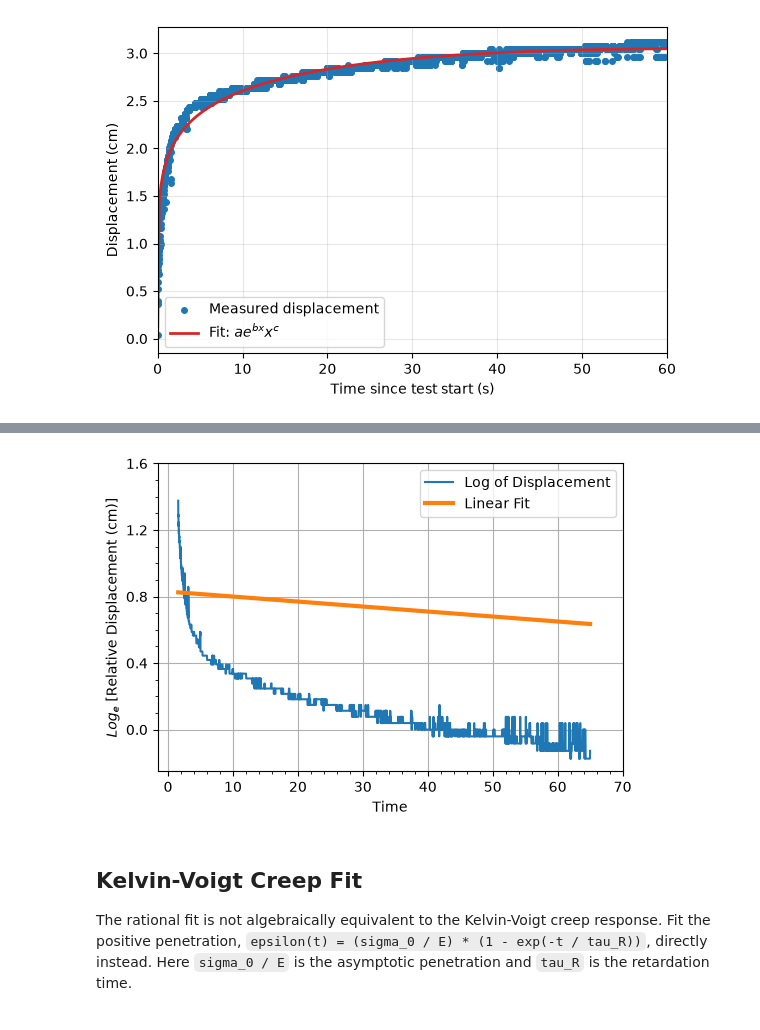
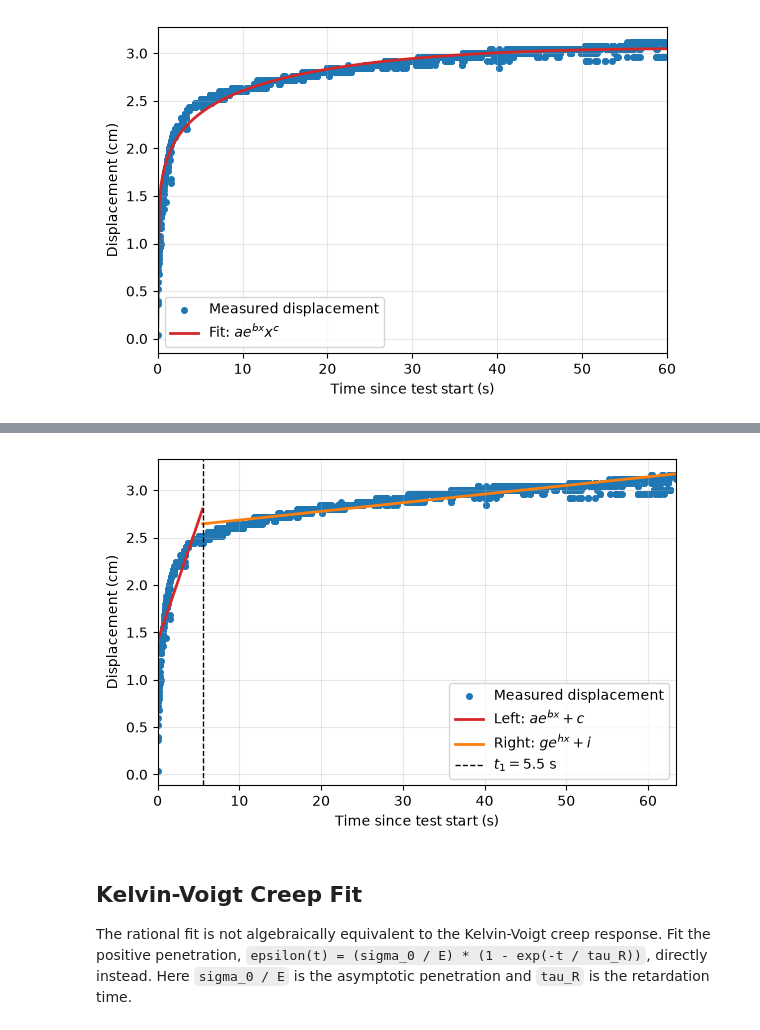
Before and after one commit to OzzysMess/clamming, a Jupyter notebook: master_notes.ipynb, the cells around one changed output, grey strips where cells are left out. Saved outputs shown, nothing was run; the diff lists cells and outputs as text; code cells hidden in the pictures.

```diff
--- a/master_notes.ipynb
+++ b/master_notes.ipynb
@@ -708,15 +710,86 @@ R^2 = 0.948557
 # %%
+# Fit displacement to a piecewise exponential with a user-defined transition time
+
+def piecewise_exponential(time, a, b, c, g, h, i):
+    return np.where(
+        time <= t_1,
+        a * np.exp(b * time) + c,
+        g * np.exp(h * time) + i,
+    )
+
+raw_fit_time = decay_data["time_s"].to_numpy(dtype=float)
+fit_time = raw_fit_time - raw_fit_time[0]
+fit_displacement = -decay_data["displacement_cm"].to_numpy(dtype=float)
+valid = np.isfinite(fit_time) & np.isfinite(fit_displacement)
+fit_time = fit_time[valid]
+fit_displacement = fit_displacement[valid]
+
+t_1 = 5.5
+if not (fit_time.min() < t_1 < fit_time.max()):
+    raise ValueError("t_1 must lie strictly inside the fitted time range.")
+
+left_mask = fit_time <= t_1
+right_mask = fit_time > t_1
+if left_mask.sum() < 2 or right_mask.sum() < 2:
+    raise ValueError("Each piece must contain at least two data points.")
+
+piecewise_params, piecewise_covariance = curve_fit(
+    piecewise_exponential,
+    fit_time,
+    fit_displacement,
+    p0=(
+        fit_displacement[left_mask].mean(),
+        0.0,
+        0.0,
+        fit_displacement[right_mask].mean(),
+        0.0,
+        0.0,
+    ),
+    bounds=(
+        [-np.inf, -10.0, -np.inf, -np.inf, -10.0, -np.inf],
+        [np.inf, 10.0, np.inf, np.inf, 10.0, np.inf],
+    ),
+    maxfev=100000,
+)
+
+a_fit, b_fit, c_fit, g_fit, h_fit, i_fit = piecewise_params
+piecewise_fit = piecewise_exponential(fit_time, *piecewise_params)
+residuals = fit_displacement - piecewise_fit
+r_squared = 1 - np.sum(residuals**2) / np.sum((fit_displacement - fit_displacement.mean())**2)
+
+print(f"Time offset: {raw_fit_time[0]:.6g} s")
+print(f"Transition time t_1 = {t_1:.6g} s")
+print(f"Left branch: a = {a_fit:.6g}, b = {b_fit:.6g} 1/s, c = {c_fit:.6g} cm")
+print(f"Right branch: g = {g_fit:.6g}, h = {h_fit:.6g} 1/s, i = {i_fit:.6g} cm")
+print(f"R^2 = {r_squared:.6g}")
+
+left_fit_time = np.linspace(fit_time.min(), t_1, 150)
+right_fit_time = np.linspace(t_1, fit_time.max(), 250)
+left_fit = a_fit * np.exp(b_fit * left_fit_time) + c_fit
+right_fit = g_fit * np.exp(h_fit * right_fit_time) + i_fit
+
 fig, ax = plt.subplots(figsize=(6, 4))
-plt.plot(decay_data["time_s"], np.log(4+decay_data["displacement_cm"]), label = "Log of Displacement")
-decay_data["y"] = .83 -0.003*decay_data["time_s"]
-plt.plot(decay_data["time_s"], decay_data["y"], linewidth=3, label="Linear Fit")
-ax.set_yticks(np.arange(0, 1.601, .400))
-ax.set_yticks(np.arange(0, 1.601, 0.10), minor=True)
-ax.set_xticks(np.arange(0, 71, 10))
-ax.set_xticks(np.arange(0, 71, 2), minor=True)
-plt.legend()
-plt.xlabel("Time")
-plt.grid()
-plt.ylabel("$Log_e$ [Relative Displacement (cm)]")
+ax.scatter(fit_time, fit_displacement, s=16, label="Measured displacement")
+ax.plot(
+    left_fit_time,
+    left_fit,
+    color="tab:red",
+    linewidth=2,
+    label=r"Left: $a e^{b x} + c$",
+)
+ax.plot(
+    right_fit_time,
+    right_fit,
+    color="tab:orange",
+    linewidth=2,
+    label=r"Right: $g e^{h x} + i$",
+)
+ax.axvline(t_1, color="black", linestyle="--", linewidth=1, label=fr"$t_1 = {t_1:g}$ s")
+ax.set_xlabel("Time since test start (s)")
+ax.set_ylabel("Displacement (cm)")
+ax.set_xlim(fit_time.min(), fit_time.max())
+ax.grid(True, alpha=0.3)
+ax.legend()
+fig.tight_layout()
 plt.show()
 # %% [output]
@@ -723,4 +801,4 @@ plt.show()
-[figure, old version]
+[figure, new version]
 # %% [markdown]
 ## Kelvin-Voigt Creep Fit
 The rational fit is not algebraically equivalent to the Kelvin-Voigt creep response. Fit the positive penetration, `epsilon(t) = (sigma_0 / E) * (1 - exp(-t / tau_R))`, directly instead. Here `sigma_0 / E` is the asymptotic penetration and `tau_R` is the retardation time.
```
Also changed, not shown: parts of 5 cells of this notebook.
